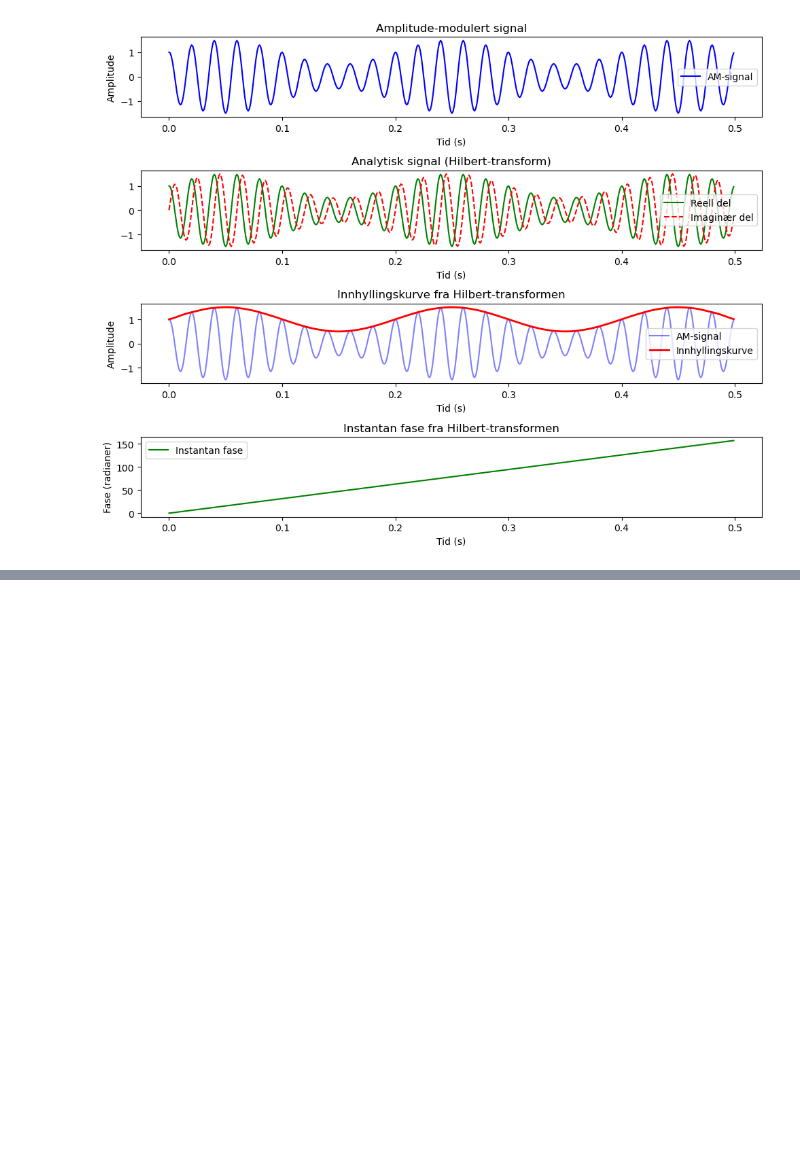
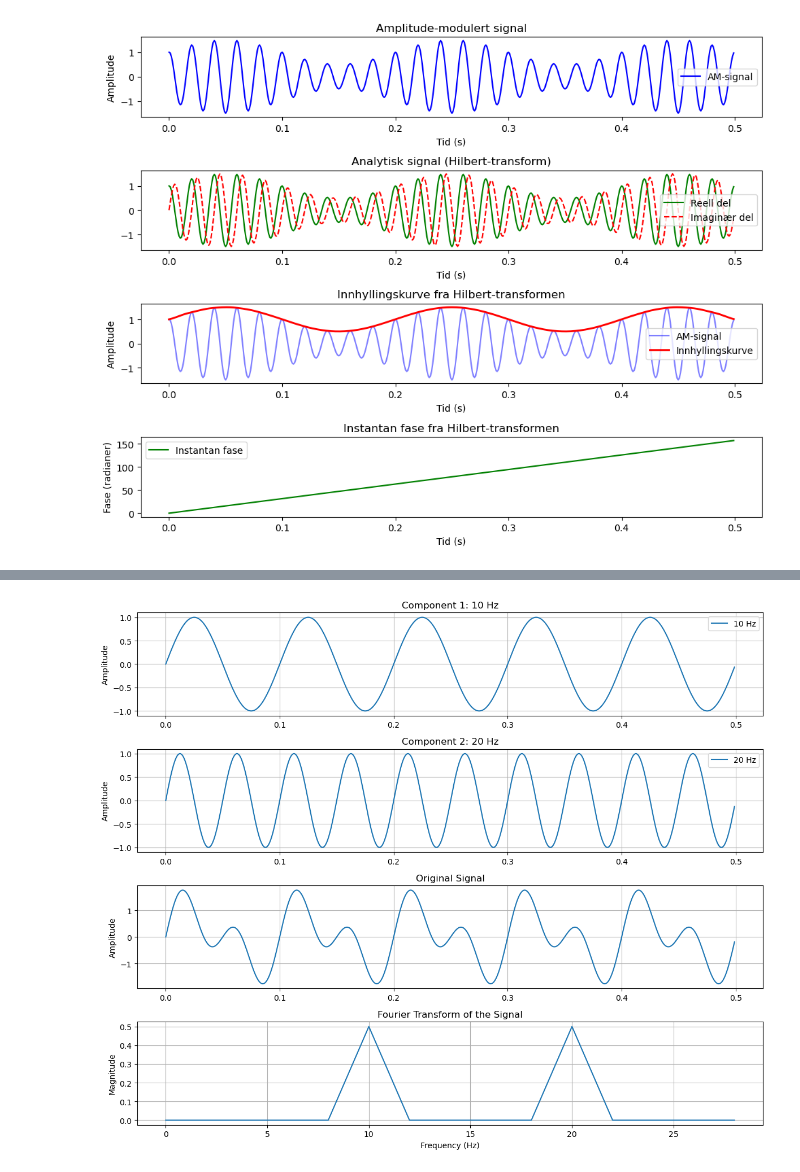
Before and after one commit to josigar123/hydrophonic-detection, a Jupyter notebook: data/Processing_scripts/Rapport_fig.ipynb, the cells around one changed output, grey strips where cells are left out. Cells and saved outputs as stored; diff of their text form; code cells hidden in the pictures; blank space fills up the shorter version.

```diff
--- a/data/Processing_scripts/Rapport_fig.ipynb
+++ b/data/Processing_scripts/Rapport_fig.ipynb
@@ -78,0 +159,51 @@ sig = functions.plot_signal(x,t,output_path)
+# %%
+import numpy as np
+import matplotlib.pyplot as plt
+
+def generate_signal(frequencies, duration=1.0, sampling_rate=1000):
+    t = np.linspace(0, duration, int(sampling_rate * duration), endpoint=False)
+    components = [np.sin(2 * np.pi * f * t) for f in frequencies]
+    signal = np.sum(components, axis=0)
+    return t, signal, components
+
+def compute_fourier_transform(signal, sampling_rate):
+    N = len(signal)
+    fft_output = np.fft.fft(signal)
+    frequencies = np.fft.fftfreq(N, d=1/sampling_rate)
+    magnitude = np.abs(fft_output) / N
+    return frequencies, magnitude
+
+if __name__ == "__main__":
+    sampling_rate = 1000  # Hz
+    frequencies = [10, 20]  # Example frequencies in Hz
+    duration = 0.5 # seconds
+
+    t, signal, components = generate_signal(frequencies, duration, sampling_rate)
+
+    fig, axes = plt.subplots(len(components) + 2, 1, figsize=(12, 10), sharex=False)
+
+    for i, component in enumerate(components):
+        axes[i].plot(t, component, label=f"{frequencies[i]} Hz")
+        axes[i].set_title(f"Component {i+1}: {frequencies[i]} Hz")
+        axes[i].set_ylabel("Amplitude")
+        axes[i].grid()
+        axes[i].legend()
+
+    axes[len(components)].plot(t, signal)
+    axes[len(components)].set_title("Original Signal")
+    axes[len(components)].set_ylabel("Amplitude")
+    axes[len(components)].grid()
+
+    freqs, magnitudes = compute_fourier_transform(signal, sampling_rate)
+    axes[-1].plot(freqs[:15], magnitudes[:15])  # Only positive frequencies
+    axes[-1].set_title("Fourier Transform of the Signal")
+    axes[-1].set_xlabel("Frequency (Hz)")
+    axes[-1].set_ylabel("Magnitude")
+    axes[-1].grid()
+
+    plt.tight_layout()
+    save_path = "/Users/christofferaaseth/Documents/GitHub/hydrophonic-detection/data/Rapport_figs/Fourier_Transform.jpeg"
+    plt.savefig(save_path, format="jpeg", dpi=300)
+    plt.show()
+# %% [output]
+[figure, added]
```
Also changed, not shown: parts of 5 cells of this notebook, 11 other files.
